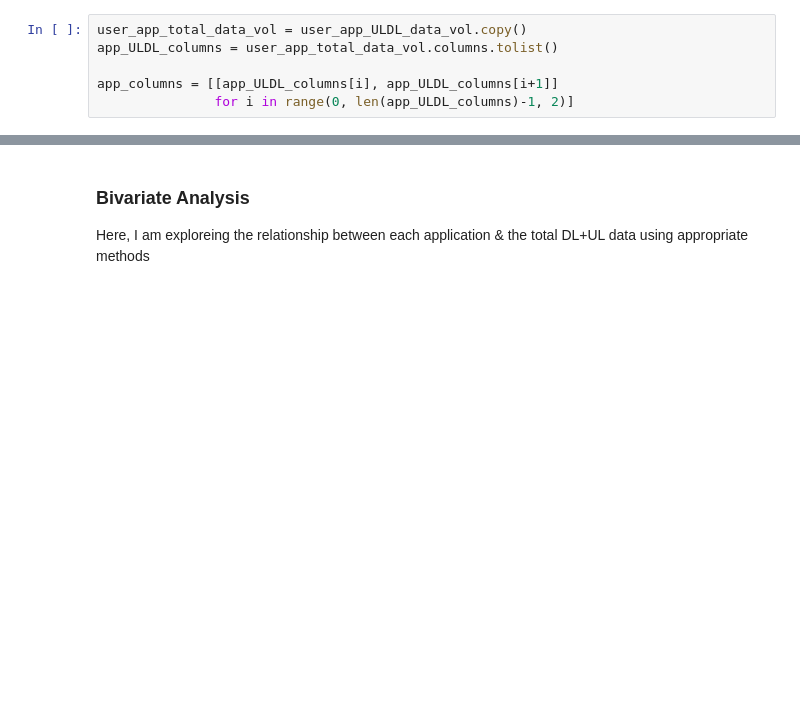
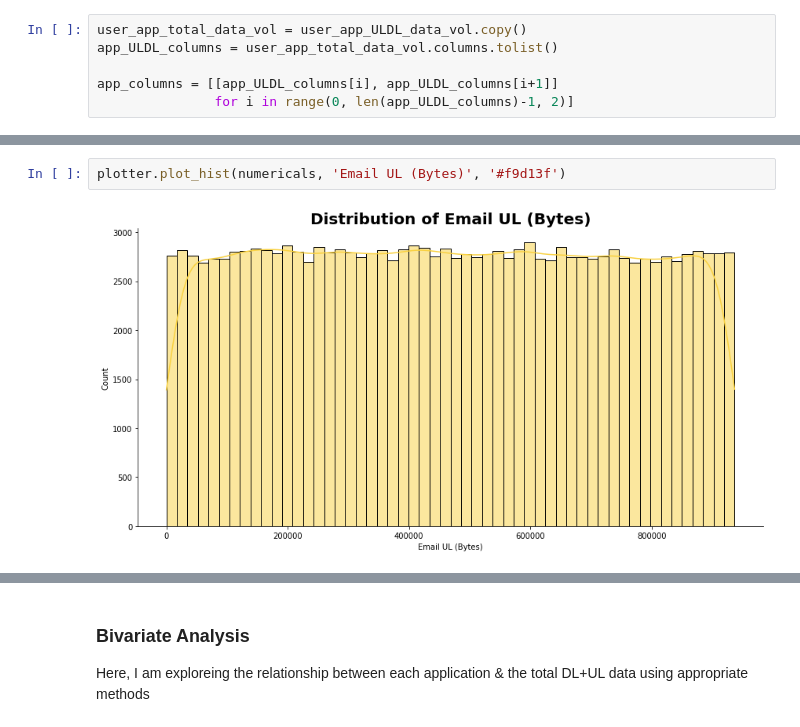
Before and after one commit to Hen0k/TellCo-user-analysis, a Jupyter notebook: notebooks/1-User-Overview-Analysis.ipynb, the cells around one changed output, grey strips where cells are left out. Drawn from its saved outputs; the diff is of its cells as text; blank space fills up the shorter version.

```diff
--- a/notebooks/1-User-Overview-Analysis.ipynb
+++ b/notebooks/1-User-Overview-Analysis.ipynb
@@ -338,0 +305,4 @@ This can also be confirmed using histograms. What we will see is that most of th
+# %%
+plotter.plot_hist(numericals, 'Email UL (Bytes)', '#f9d13f')
+# %% [output]
+[figure, added]
```
Also changed, not shown: parts of 52 cells of this notebook.
